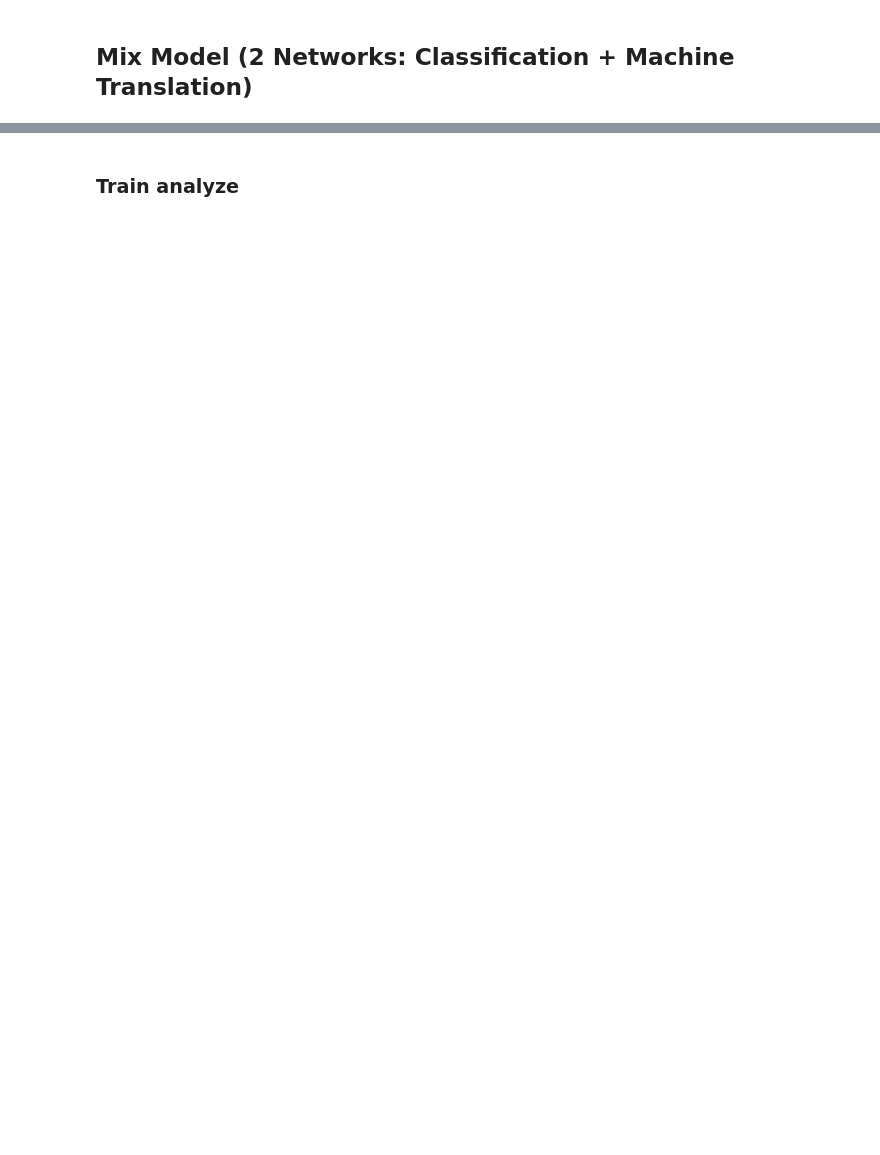
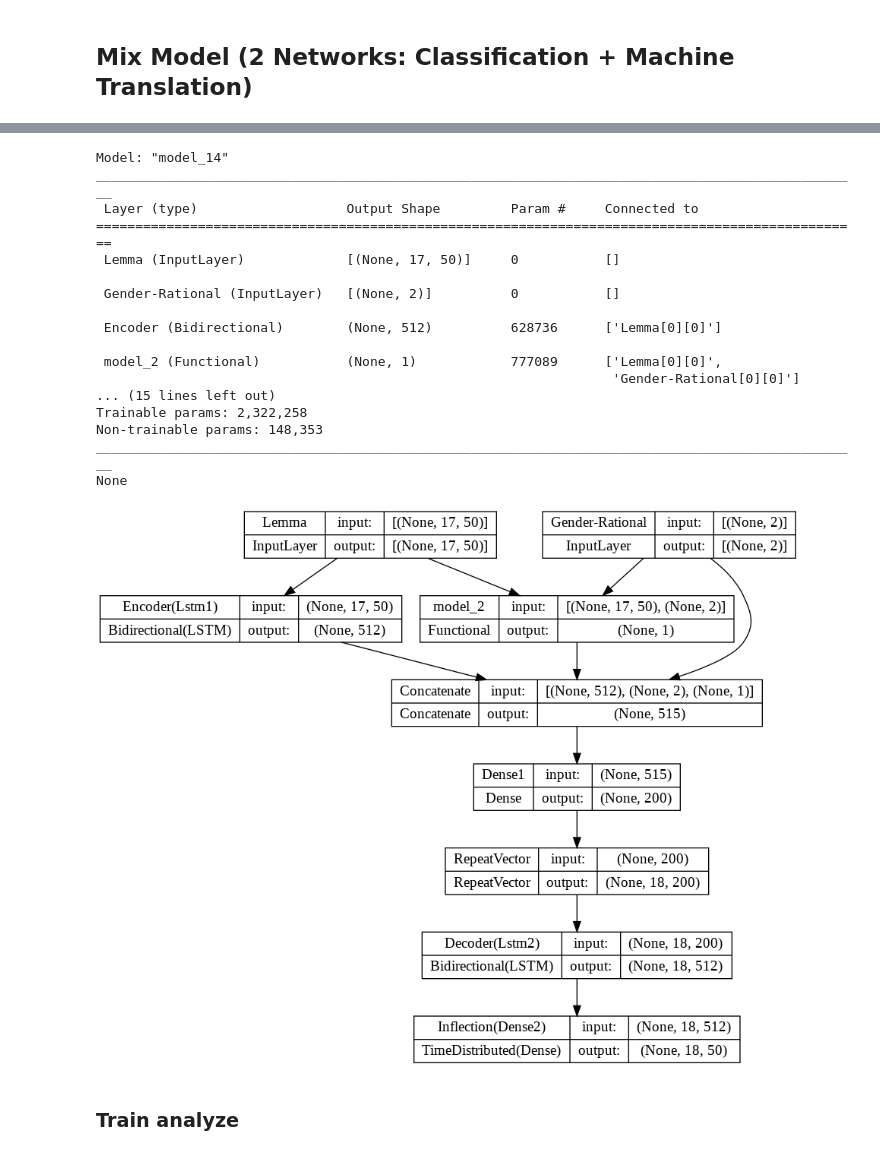
Before and after one commit to amirezzati/broken-plural, a Jupyter notebook: Arabic_broken_plurals.ipynb, the cells around one changed output, grey strips where cells are left out. Saved outputs shown, nothing was run; the diff lists cells and outputs as text; code cells hidden in the pictures; blank space fills up the shorter version.

```diff
--- a/Arabic_broken_plurals.ipynb
+++ b/Arabic_broken_plurals.ipynb
@@ -1322,5 +1024,7 @@ Percentage of Unseen Errors with respect to Total Errors, Percentage of Unseen E
 # %% [markdown]
 ## **Mix Model (2 Networks: Classification + Machine Translation)**
+# %%
+mixModel1_path = '/content/drive/MyDrive/AI Projects/Arabic Broken Plural/Results/Machine Translation Models/Mix Model 1'
 # %%
 BSClassification_path = '/content/drive/MyDrive/AI Projects/Arabic Broken Plural/Results/Classification Models'
 BSClassification_model_path = BSClassification_path + '/model 1/weights.hdf5'
@@ -1343,22 +1044,19 @@ input_lemma = Input(shape=(lemma_length, encode_size), name='Lemma')
 input_genRat = Input(shape=(genRat_length, ), name='Gender-Rational')
 
 cls = BSC_model_struct([input_lemma, input_genRat])
-
 lstm1 = Bidirectional(LSTM(256, name='Lstm1'), name='Encoder')(input_lemma)
 
-d = Dense(252, activation='relu', name='Dense1')(lstm1)
+c = Concatenate(axis=1, name='Concatenate')([lstm1, input_genRat, cls])
 
-c = Concatenate(axis=1, name='Concatenate')([d, input_genRat, cls, cls])
-
-r = RepeatVector(inflection_length, name='RepeatVector')(c)
+d = Dense(200, activation='relu', name='Dense1')(c)
+r = RepeatVector(inflection_length, name='RepeatVector')(d)
 
 lstm2 = Bidirectional(LSTM(256, return_sequences=True, name='Lstm2'), name='Decoder')(r)
-
 output = TimeDistributed(Dense(encode_size, activation='softmax', name='Dense2'), name='Inflection')(lstm2)
 
 mix_model = Model(inputs=[input_lemma, input_genRat], outputs=output)
 
-checkpoint_filepath = path + '/Mix Model/weights.hdf5'
+checkpoint_filepath = mixModel1_path + '/weights.hdf5'
 checkpoint = ModelCheckpoint(filepath=checkpoint_filepath, monitor='val_accuracy', mode='max', save_best_only=True, verbose=0)
 
 mix_model.compile(loss="binary_crossentropy", optimizer=Adam(0.001), metrics=['accuracy'])
@@ -1373,7 +1096,25 @@ mix_model.evaluate([X_test_lemma_OH, X_test_genRat], y_test_inflection_OH)
 # %%
 print(mix_model.summary())
-# os.makedirs(path+'/Mix Model', exist_ok=True)
-plot_model(mix_model, to_file=path+'/Mix Model/architecture.png', show_shapes=True, show_layer_names=True)
+plot_model(mix_model, to_file=mixModel1_path+'/architecture.png', show_shapes=True, show_layer_names=True)
+# %% [output]
+Model: "model_14"
+__________________________________________________________________________________________________
+ Layer (type)                   Output Shape         Param #     Connected to
+==================================================================================================
+ Lemma (InputLayer)             [(None, 17, 50)]     0           []
+
+ Gender-Rational (InputLayer)   [(None, 2)]          0           []
+
+ Encoder (Bidirectional)        (None, 512)          628736      ['Lemma[0][0]']
+
+ model_2 (Functional)           (None, 1)            777089      ['Lemma[0][0]',
+                                                                  'Gender-Rational[0][0]']
+... (15 lines left out)
+Trainable params: 2,322,258
+Non-trainable params: 148,353
+__________________________________________________________________________________________________
+None
+[figure, added]
 # %% [markdown]
 ### **Train analyze**
 # %%
```
Also changed, not shown: parts of 130 cells of this notebook.
